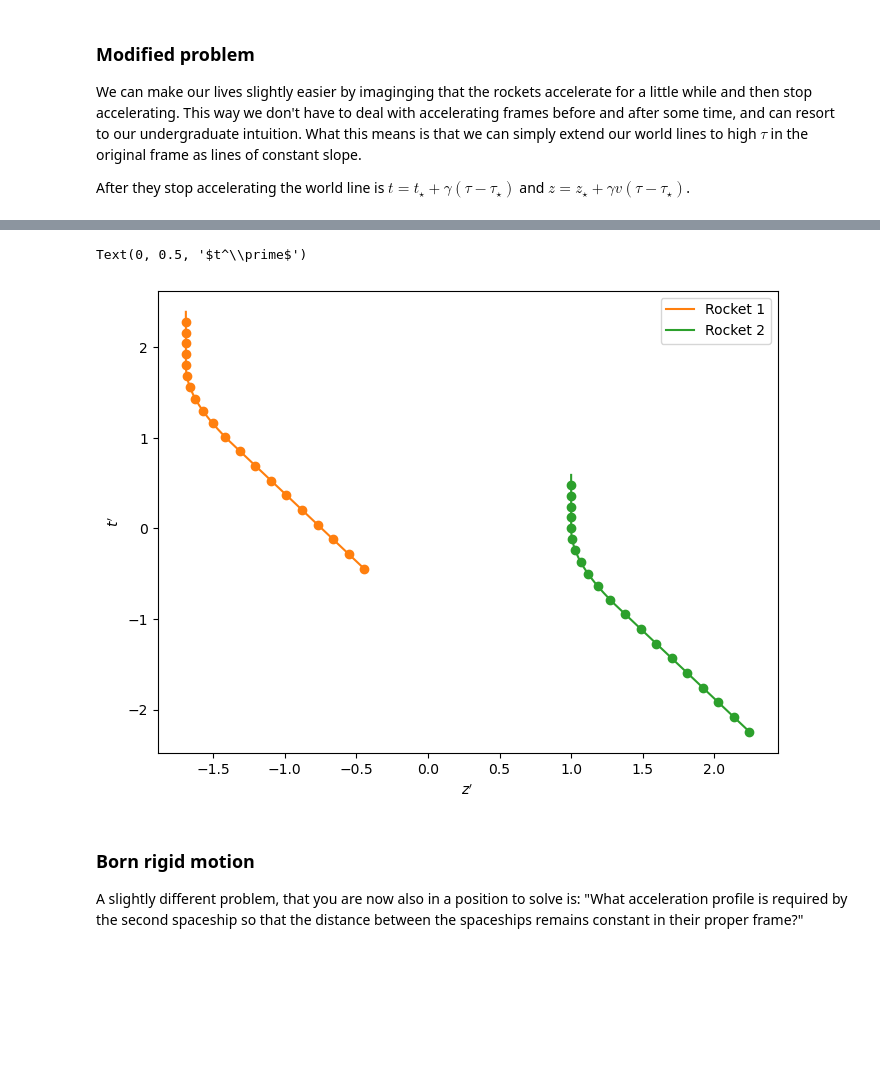
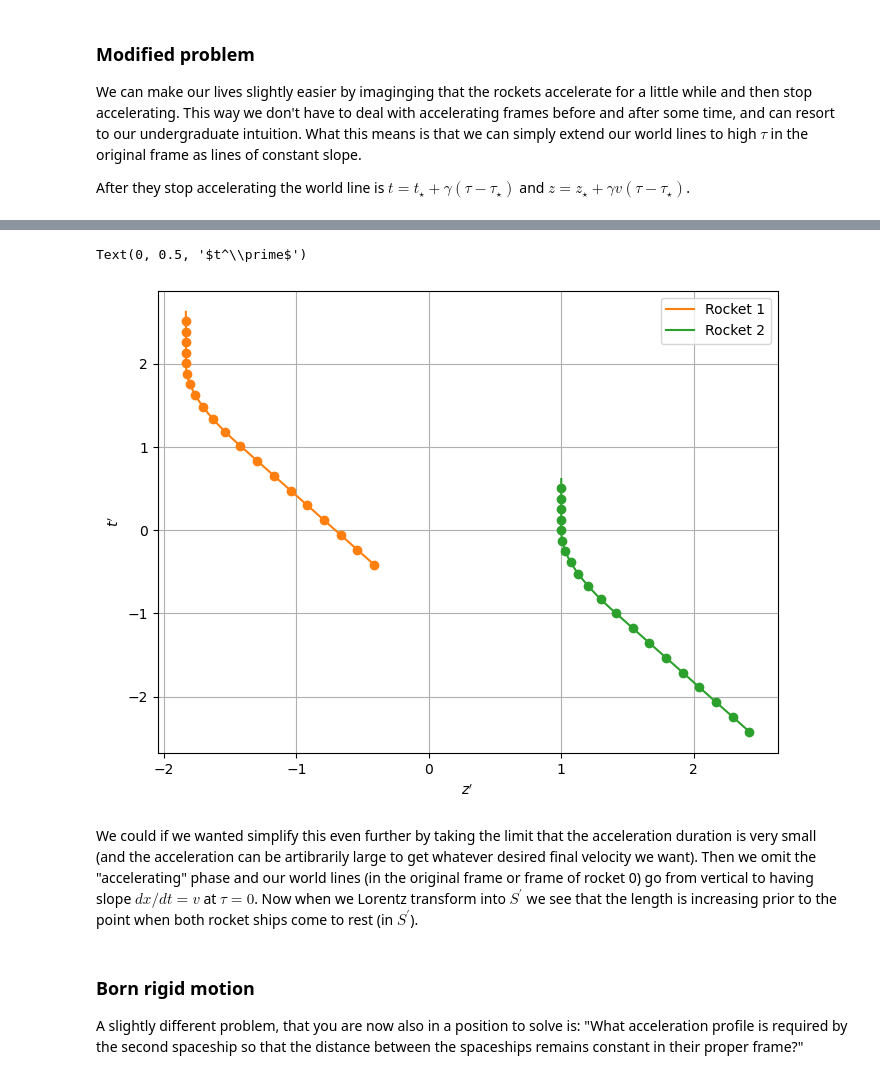
Before and after one commit to martinjameswhite/Notebooks, a Jupyter notebook: physics209/BellParadox.ipynb, the cells around one changed output, grey strips where cells are left out. Saved outputs shown, nothing was run; the diff lists cells and outputs as text; code cells hidden in the pictures; blank space fills up the shorter version.

```diff
--- a/physics209/BellParadox.ipynb
+++ b/physics209/BellParadox.ipynb
@@ -96,7 +96,7 @@ After they stop accelerating the world line is $t=t_{\star} + \gamma(\tau-\tau_{
 # It is helpful to extend the world lines to earlier (negative) proper time,
 # with the rockets at rest in the frame of rocket 0 before tau=0.
 # Set up a set of proper time points to index the world lines.
-tau = np.linspace(-1.0,1.4,200)
+tau = np.linspace(-1.0,1.5,200)
 # Now make space for the (t,z) coordinates of each rocket.
 r1 = np.zeros( (2,tau.size) )
 r2 = np.zeros( (2,tau.size) )
@@ -165,18 +164,21 @@ r2p = np.dot(lamb,r2)
 # %%
 # Remake the space-time plot in the primed coordinates
 fig,ax = plt.subplots(1,1,figsize=(8,6))
 ax.plot(r1p[1,:],r1p[0,:],'-',color='C1',label='Rocket 1')
 ax.plot(r2p[1,:],r2p[0,:],'-',color='C2',label='Rocket 2')
 # We can put some markers on the world line just to help orientation later.
 ax.plot(r1p[1,::10],r1p[0,::10],'o',color='C1')
 ax.plot(r2p[1,::10],r2p[0,::10],'o',color='C2')
 #
+ax.grid(which='major')
 ax.legend()
 ax.set_xlabel(r'$z^\prime$')
 ax.set_ylabel(r'$t^\prime$')
 # %% [output]
 Text(0, 0.5, '$t^\\prime$')
-[figure, old version]
+[figure, new version]
+# %% [markdown]
+We could if we wanted simplify this even further by taking the limit that the acceleration duration is very small (and the acceleration can be artibrarily large to get whatever desired final velocity we want).  Then we omit the "accelerating" phase and our world lines (in the original frame or frame of rocket 0) go from vertical to having slope $dx/dt=v$ at $\tau=0$.  Now when we Lorentz transform into $S^\prime$ we see that the length is increasing prior to the point when both rocket ships come to rest (in $S^\prime$).
 # %% [markdown]
 ### Born rigid motion
 
```
Also changed, not shown: parts of 4 cells of this notebook.
